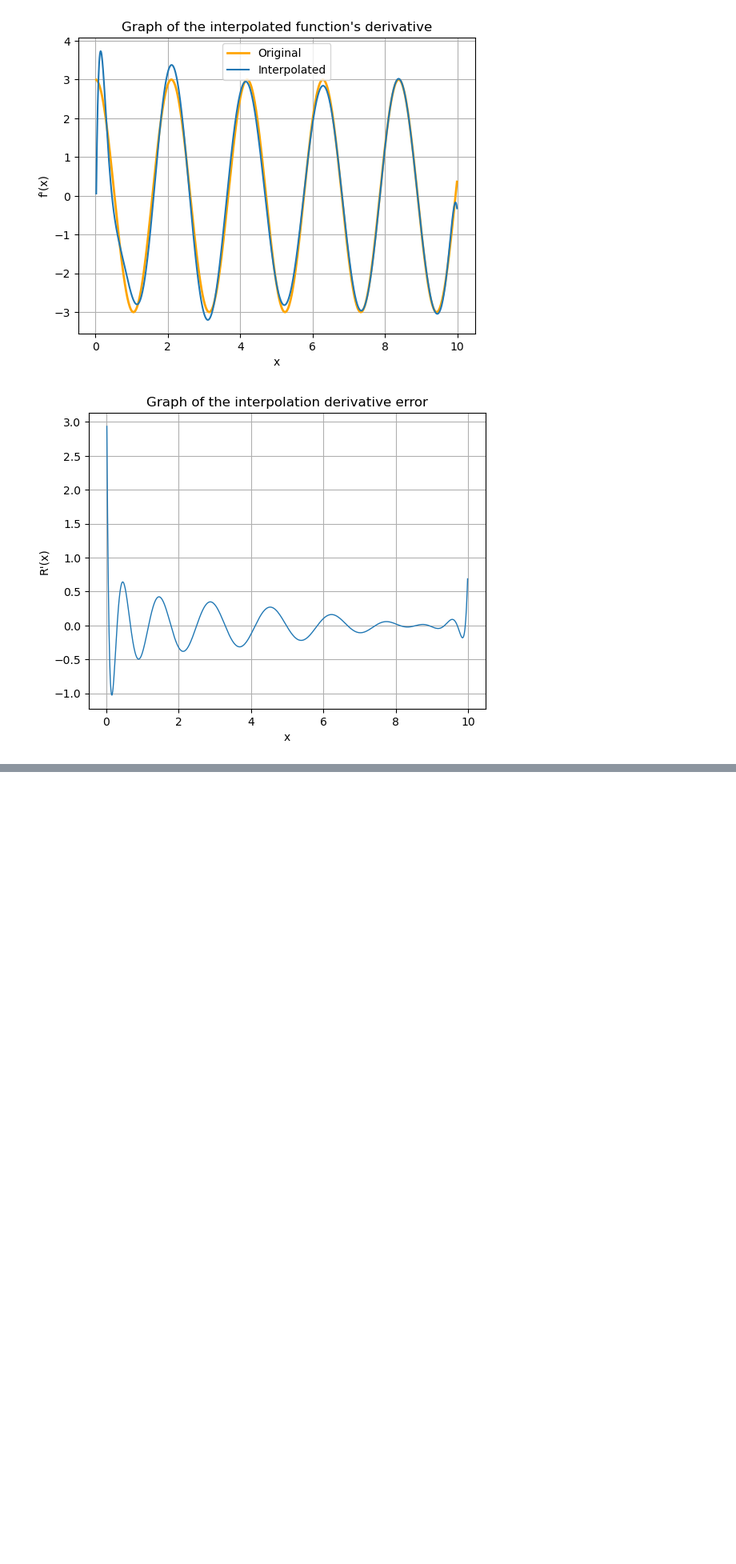
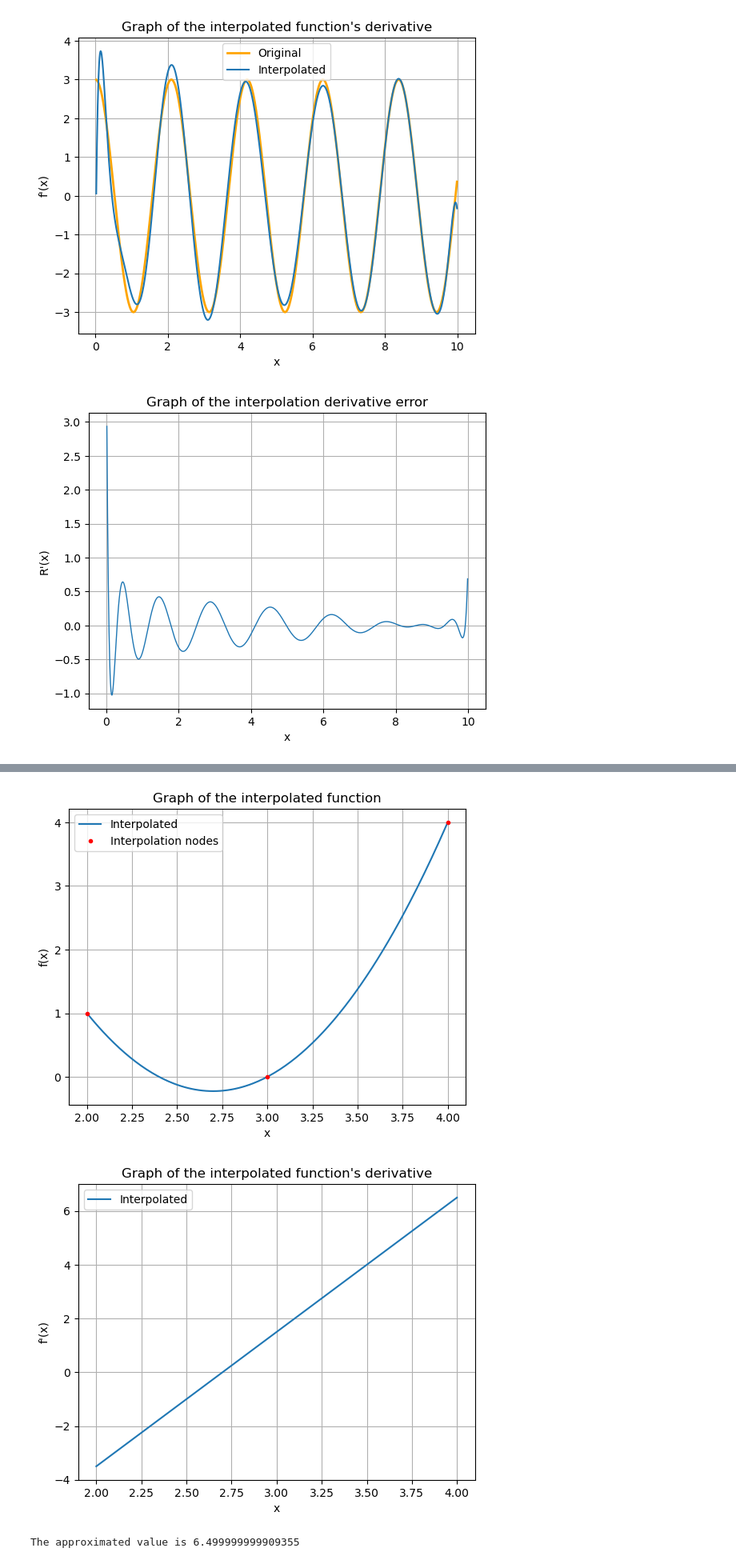
Before and after one commit to TonyTroeff/Mathematics, a Jupyter notebook: Numerical analysis/numerical_differentiation.ipynb, the cells around one changed output, grey strips where cells are left out. Shown at 80% size. Cells and saved outputs as stored; diff of their text form; code cells hidden in the pictures; blank space fills up the shorter version.

```diff
--- a/Numerical analysis/numerical_differentiation.ipynb
+++ b/Numerical analysis/numerical_differentiation.ipynb
@@ -495,0 +547,7 @@ visualize_newton_interpolation(f3_data_better, f3, f3_deriv)
+# %%
+(_, solve_problem_1_3) = visualize_newton_interpolation([(2, 1), (3, 0), (4, 4)])
+print(f"The approximated value is {solve_problem_1_3(4)}")
+# %% [output]
+[figure, added]
+[figure, added]
+The approximated value is 6.499999999909355
```
Also changed, not shown: parts of 13 cells of this notebook.
